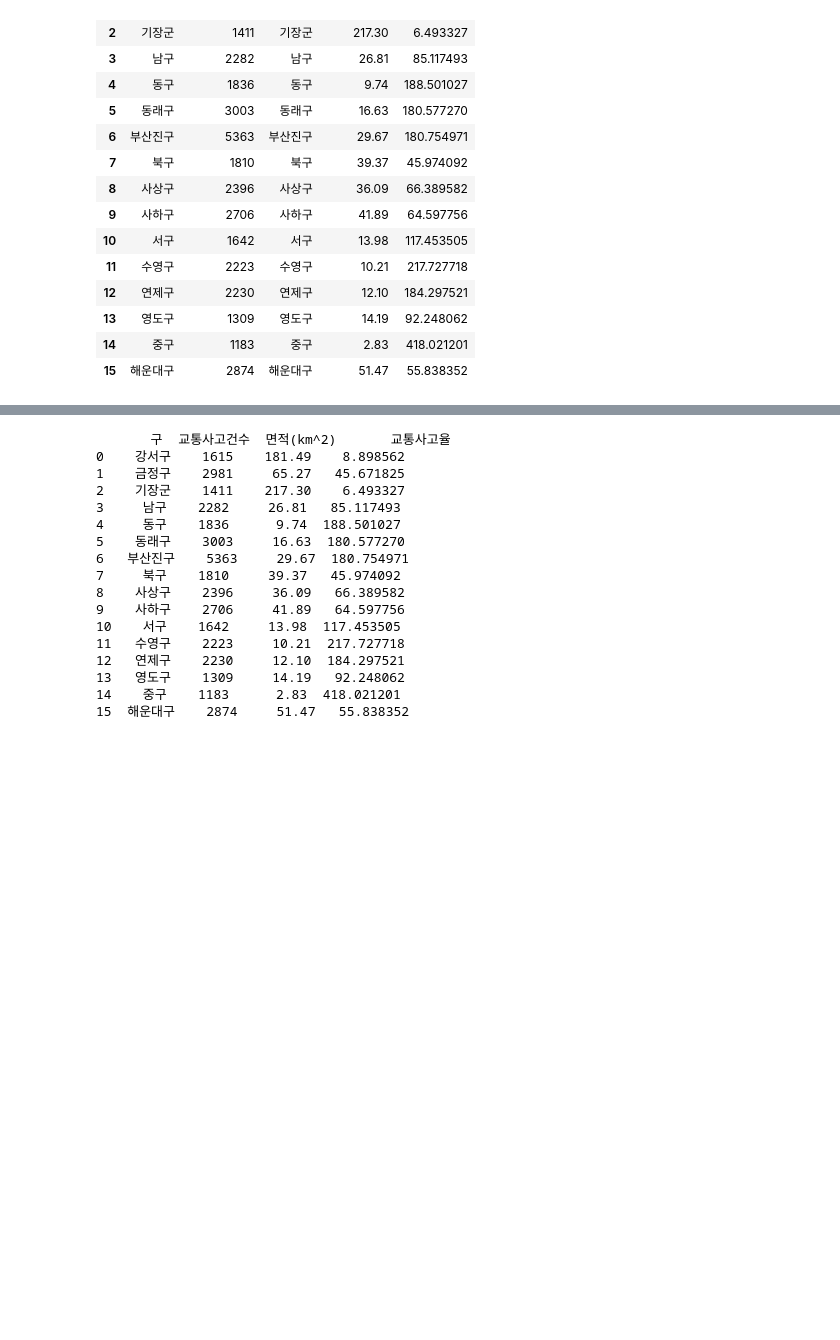
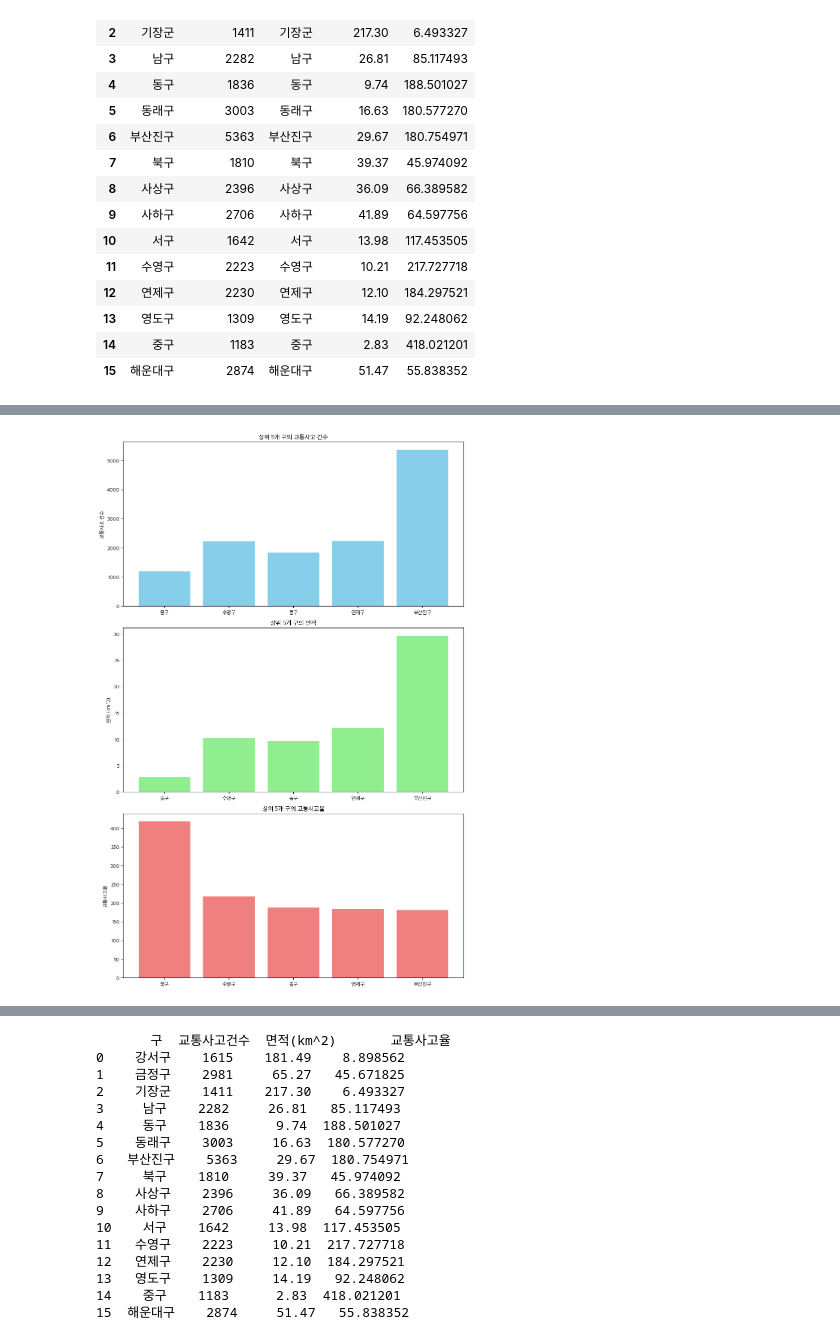
Before and after one commit to sonyuyoung/Weather-and-traffic-accidents, a Jupyter notebook: 유영/0123.ipynb, the cells around one changed output, grey strips where cells are left out. Saved outputs shown, nothing was run; the diff lists cells and outputs as text; code cells hidden in the pictures; blank space fills up the shorter version.

```diff
--- a/유영/0123.ipynb
+++ b/유영/0123.ipynb
@@ -122,0 +132,30 @@ merged_df
+# %%
+import matplotlib.pyplot as plt
+from matplotlib import font_manager, rc
+
+# 한글 폰트 설정
+font_path = "/System/Library/Fonts/AppleSDGothicNeo.ttc"  # 맥 OS에서 한글 폰트 경로
+font_name = font_manager.FontProperties(fname=font_path).get_name()
+rc('font', family=font_name)
+# 시각화
+fig, axes = plt.subplots(nrows=3, ncols=1, figsize=(10, 15))
+
+# 교통사고 건수 막대 그래프
+axes[0].bar(top5_accident_rate['구'], top5_accident_rate['교통사고건수'], color='skyblue')
+axes[0].set_title('상위 5개 구의 교통사고 건수')
+axes[0].set_ylabel('교통사고 건수')
+
+# 면적 막대 그래프
+axes[1].bar(top5_accident_rate['구'], top5_accident_rate['면적(km^2)'], color='lightgreen')
+axes[1].set_title('상위 5개 구의 면적')
+axes[1].set_ylabel('면적 (km^2)')
+
+# 교통사고율 막대 그래프
+axes[2].bar(top5_accident_rate['구'], top5_accident_rate['교통사고율'], color='lightcoral')
+axes[2].set_title('상위 5개 구의 교통사고율')
+axes[2].set_ylabel('교통사고율')
+
+plt.tight_layout()
+plt.show()
+# %% [output]
+[figure, added]
```
Also changed, not shown: parts of 22 cells of this notebook, 35 other files.
